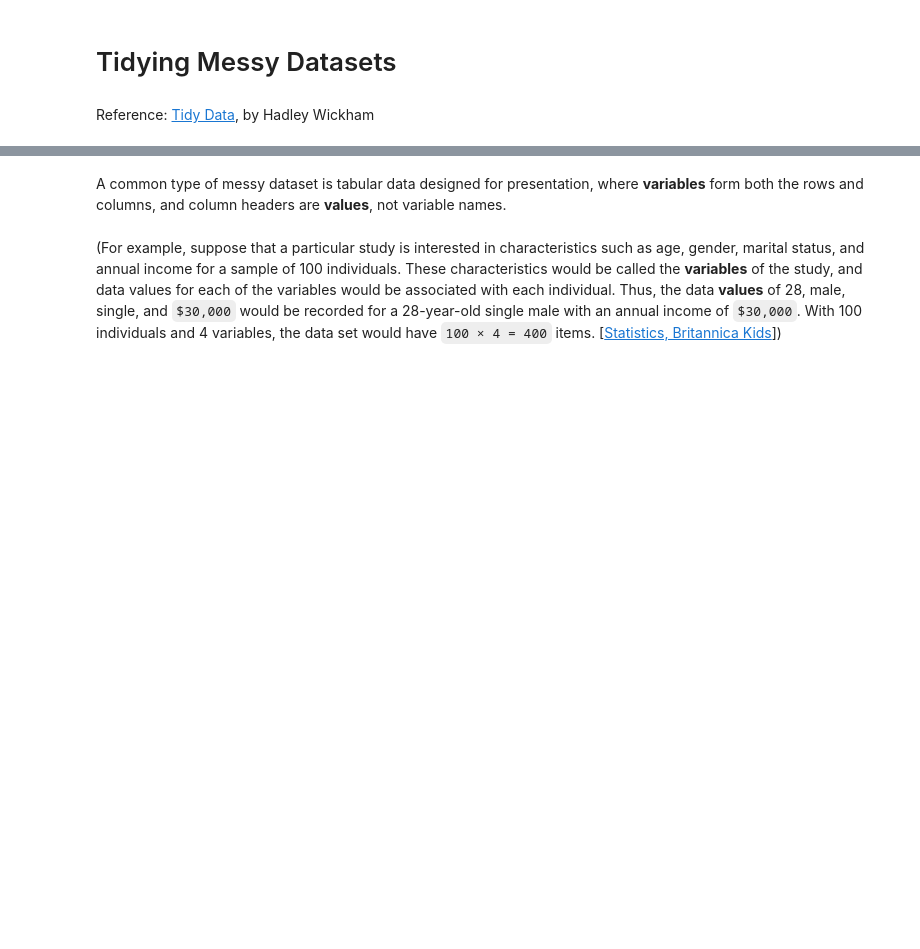
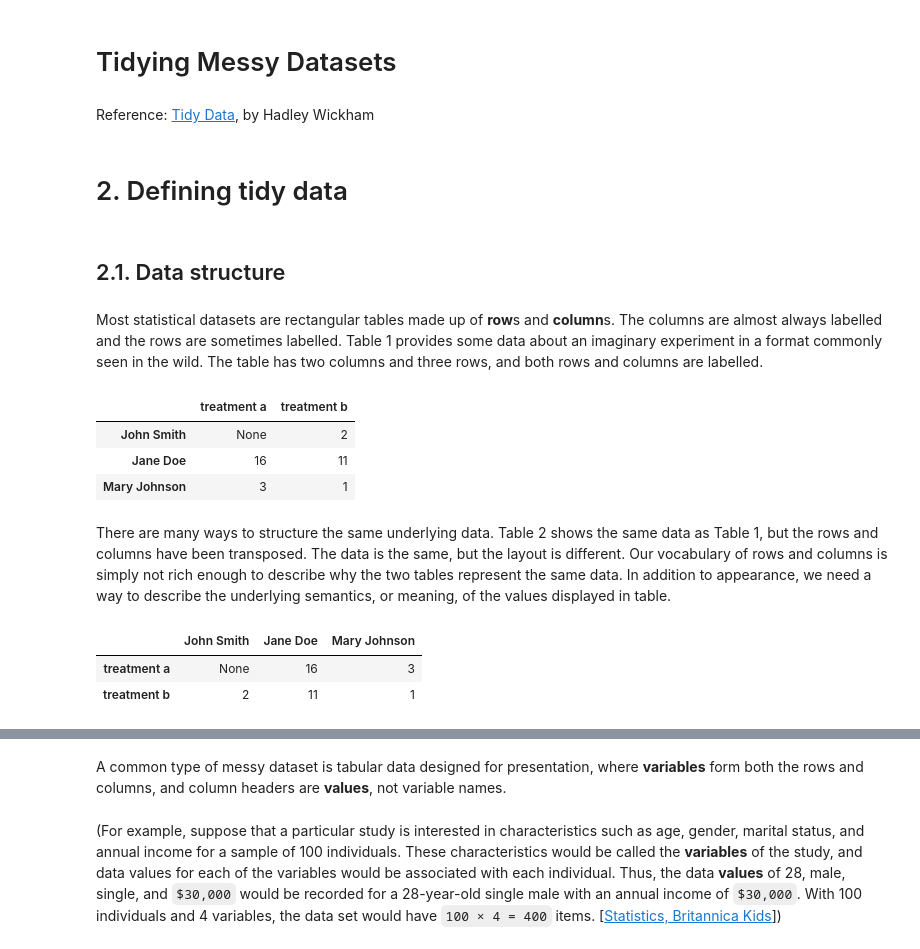
Before and after one commit to toshiro-en-miyamoto/dsci, a Jupyter notebook: basics/tidying-data.ipynb, the cells around one changed output, grey strips where cells are left out. Drawn from its saved outputs; the diff is of its cells as text; code cells hidden in the pictures; blank space fills up the shorter version.

```diff
--- a/basics/tidying1.ipynb
+++ b/basics/tidying-data.ipynb
@@ -6,3 +8,9 @@ Reference: [Tidy Data](https://vita.had.co.nz/papers/tidy-data.pdf), by Hadley W
 import pandas as pd
 # %%
 import matplotlib.pyplot as plt
+# %% [markdown]
+# 2. Defining tidy data
+# %% [markdown]
+## 2.1. Data structure
+# %% [markdown]
+Most statistical datasets are rectangular tables made up of **row**s and **column**s. The columns are almost always labelled and the rows are sometimes labelled. Table 1 provides some data about an imaginary experiment in a format commonly seen in the wild. The table has two columns and three rows, and both rows and columns are labelled.
@@ -8,0 +27,9 @@ import matplotlib.pyplot as plt
+# %%
+table1
+# %% [output]
+|  | treatment a | treatment b |
+| John Smith | None | 2 |
+| Jane Doe | 16 | 11 |
+| Mary Johnson | 3 | 1 |
+# %% [markdown]
+There are many ways to structure the same underlying data. Table 2 shows the same data as Table 1, but the rows and columns have been transposed. The data is the same, but the layout is different. Our vocabulary of rows and columns is simply not rich enough to describe why the two tables represent the same data. In addition to appearance, we need a way to describe the underlying semantics, or meaning, of the values displayed in table.
@@ -8,0 +38,6 @@ import matplotlib.pyplot as plt
+# %%
+table2
+# %% [output]
+|  | John Smith | Jane Doe | Mary Johnson |
+| treatment a | None | 16 | 3 |
+| treatment b | 2 | 11 | 1 |
```
Also changed, not shown: parts of 16 cells of this notebook.
